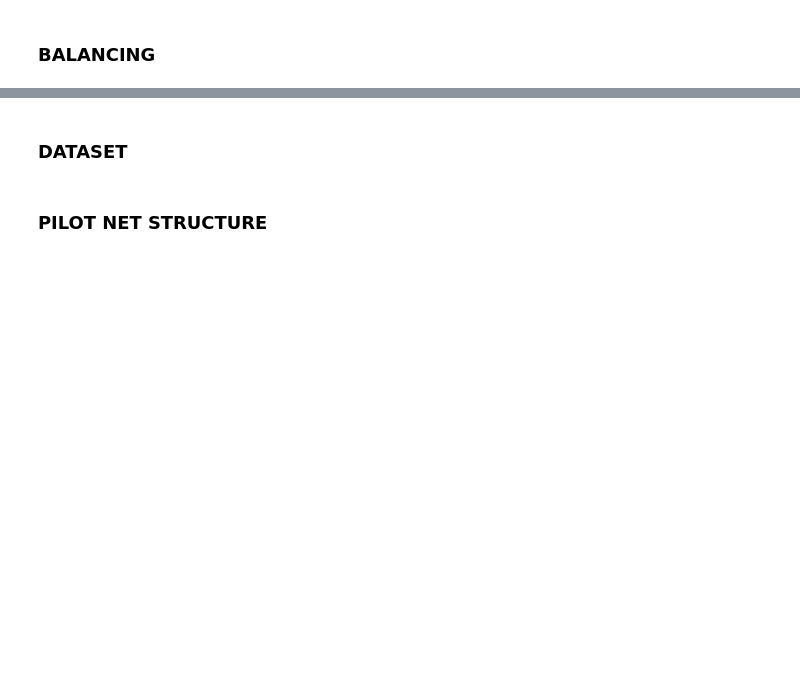
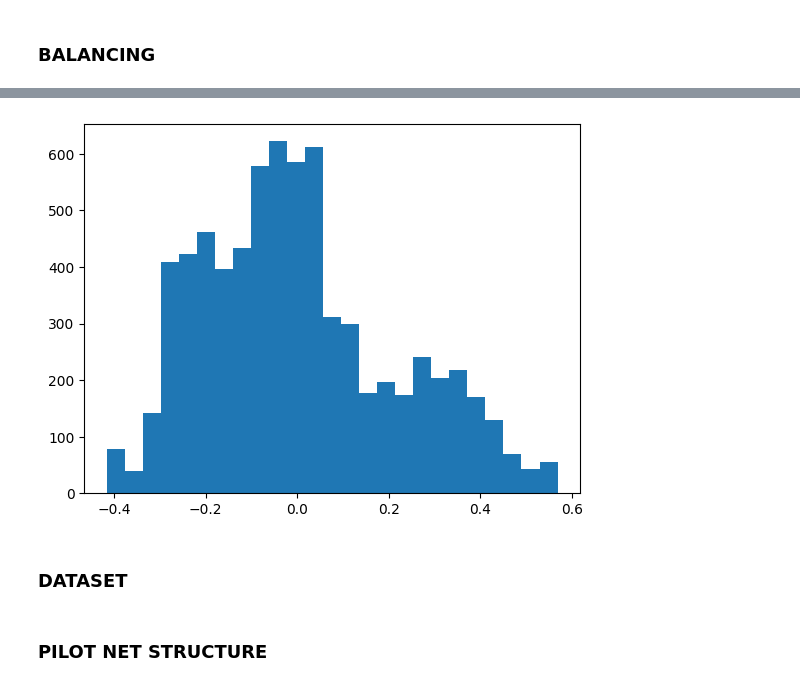
Before and after one commit to RoboticsLabURJC/2025-tfg-jorge-rodriguez, a Jupyter notebook: pytorch_files/pilot_net.ipynb, the cells around one changed output, grey strips where cells are left out. Drawn from its saved outputs; the diff is of its cells as text; code cells hidden in the pictures; blank space fills up the shorter version.

```diff
--- a/pytorch_files/pilot_net.ipynb
+++ b/pytorch_files/pilot_net.ipynb
@@ -45,3 +42,8 @@ TypeError: 'int' object is not subscriptable
+# %%
+plt.hist(df_balanced["steer"], bins=25)
+plt.show()
+# %% [output]
+[figure, added]
 # %% [markdown]
 ### DATASET
 # %%
```
Also changed, not shown: parts of 5 cells of this notebook, 9 other files.
